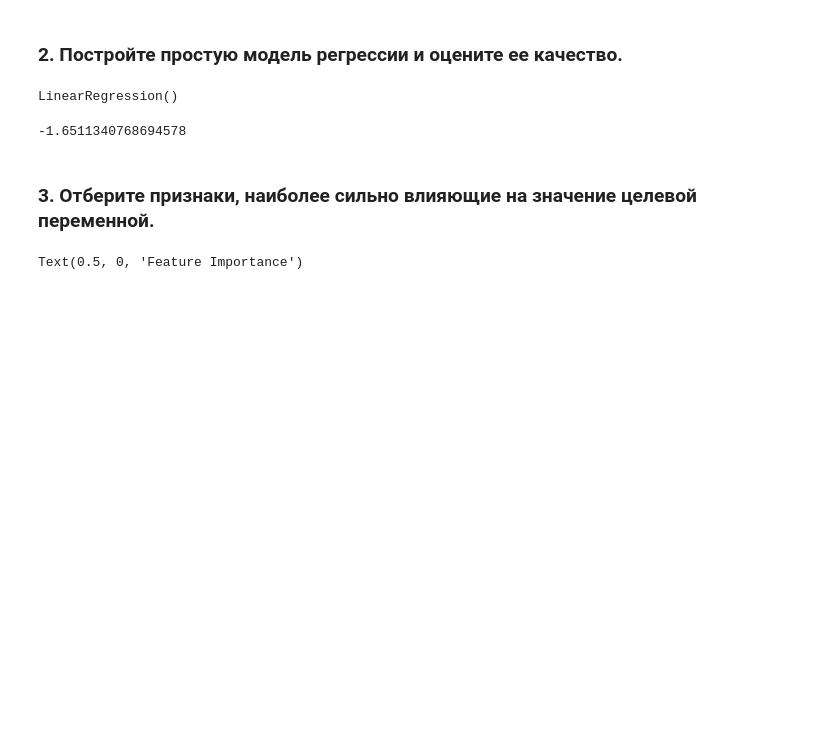
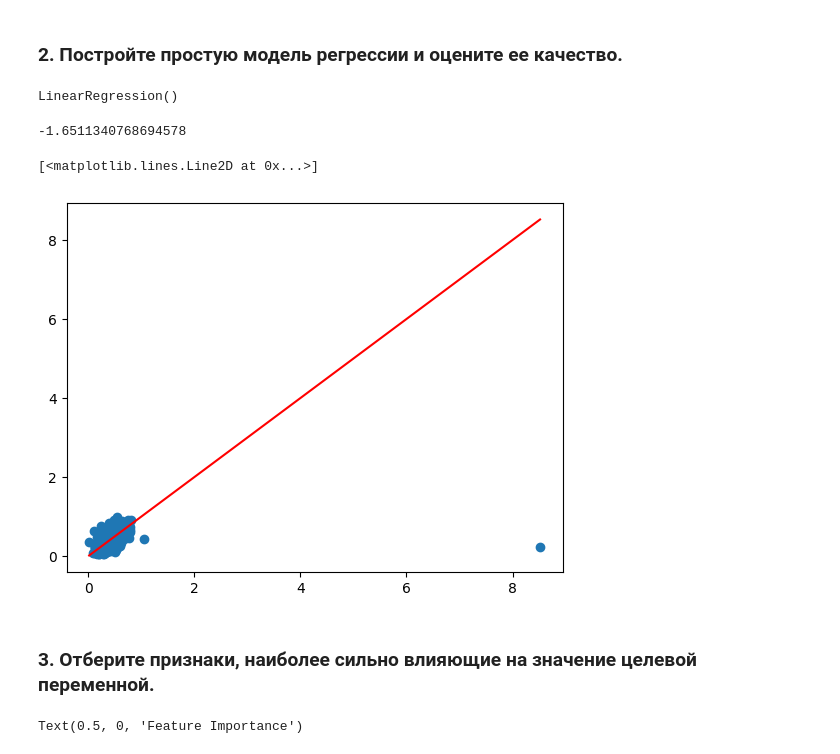
Before and after one commit to mikaereli/classic_ml_univ, a Jupyter notebook: 5. Data's Preprosseing/5_4_conplex_preproc_data.ipynb, the cells around one changed output. Saved outputs shown, nothing was run; the diff lists cells and outputs as text; code cells hidden in the pictures; blank space fills up the shorter version.

```diff
--- a/5. Data's Preprosseing/5_4_conplex_preproc_data.ipynb
+++ b/5. Data's Preprosseing/5_4_conplex_preproc_data.ipynb
@@ -65,6 +65,16 @@ bl_score = baseline.score(X_test, y_test)
 bl_score
 # %% [output]
 -1.6511340768694578
+# %%
+y_pred = baseline.predict(X_test)
+# %%
+plt.scatter(y_pred, y_test)
+min_val = min(y_pred.min(), y_test.min())
+max_val = max(y_pred.max(), y_test.max())
+plt.plot([min_val, max_val], [min_val, max_val], c='r')
+# %% [output]
+[<matplotlib.lines.Line2D at 0x...>]
+[figure, added]
 # %% [markdown]
 ### 3. Отберите признаки, наиболее сильно влияющие на значение целевой переменной.
 # %%
```
Also changed, not shown: parts of 54 cells of this notebook.
